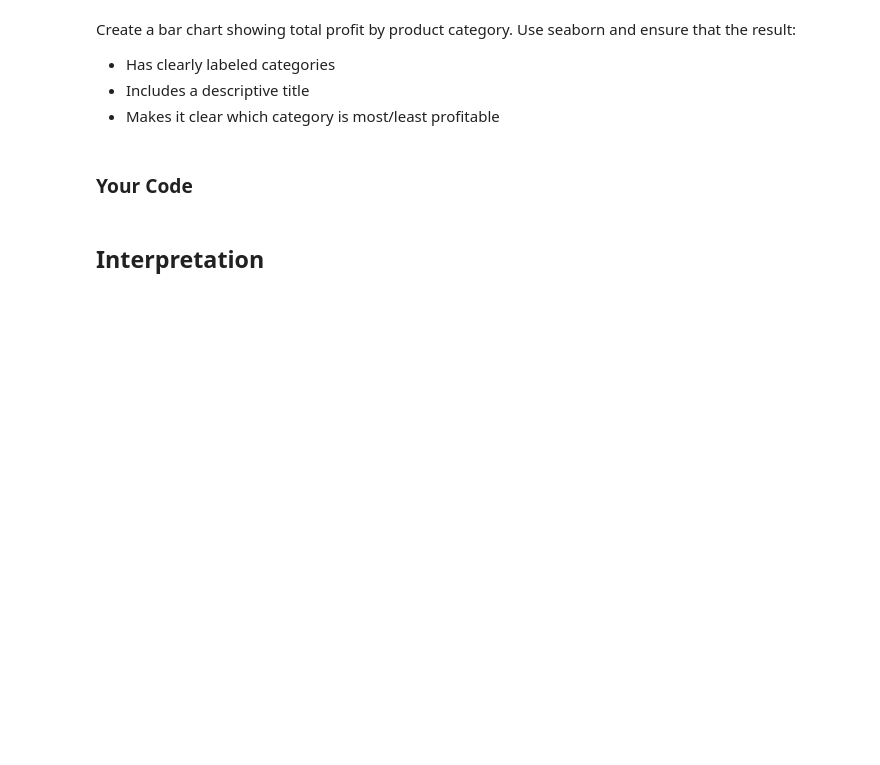
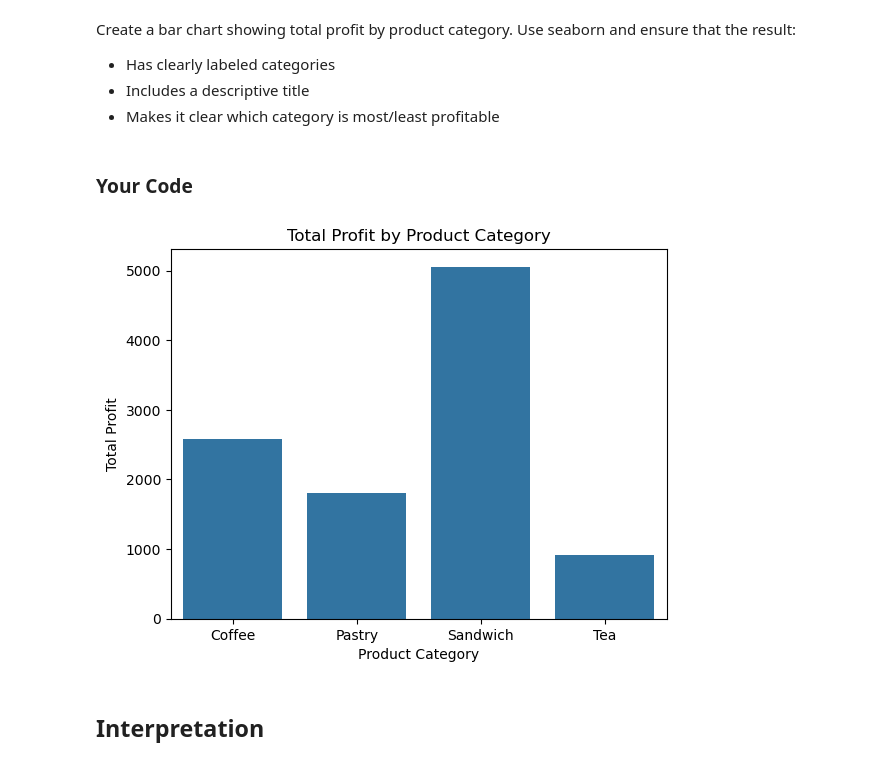
Before and after one commit to ccw0076/py4eda-work, a Jupyter notebook: test2b/test_2b.ipynb, the cells around one changed output. Saved outputs shown, nothing was run; the diff lists cells and outputs as text; code cells hidden in the pictures; blank space fills up the shorter version.

```diff
--- a/test2b/test_2b.ipynb
+++ b/test2b/test_2b.ipynb
@@ -248,3 +248,16 @@ Then summarize profitability by product category. Your code should return a tabl
 ### Your Code
 # %%
 # Task 4: create profit column, then groupby with .agg()
+
+#create a profit column
+merged_df['profit'] = merged_df['revenue'] - (merged_df['cost'] * merged_df['quantity'])
+
+#summarize by product category
+summarized_profit = merged_df.groupby('category').agg(
+    total_profit = ('profit', 'sum'),
+    num_of_transactions = ('transaction_id', 'count')
+)
+
+#sort by highest profit
+summarized_profit = summarized_profit.sort_values(by='total_profit', ascending = False)
+print(summarized_profit)
@@ -274,6 +327,19 @@ Create a bar chart showing total profit by product category. Use seaborn and ens
 ### Your Code
 # %%
 # Task 6: use sns.barplot() with aggregated data
+
+# bar chart showing total profit by product category
+profit_by_category = merged_df.groupby('category')['profit'].sum().reset_index()
+plt.figure()
+sns.barplot(data=profit_by_category, x='category', y='profit')
+
+#format table
+plt.title('Total Profit by Product Category')
+plt.xlabel('Product Category')
+plt.ylabel('Total Profit')
+plt.show()
+# %% [output]
+[figure, added]
 # %% [markdown]
 ## Interpretation
 # %% [markdown]
```
Also changed, not shown: parts of 2 cells of this notebook.
